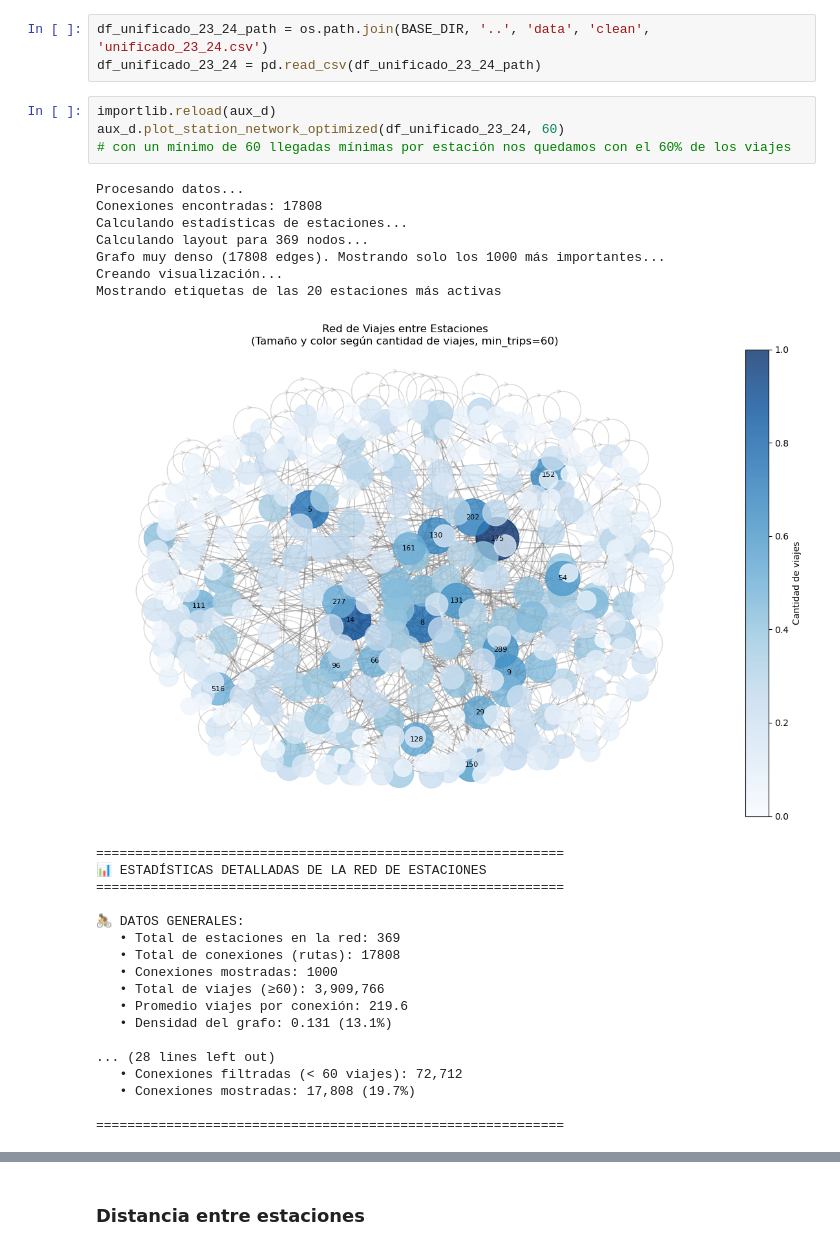
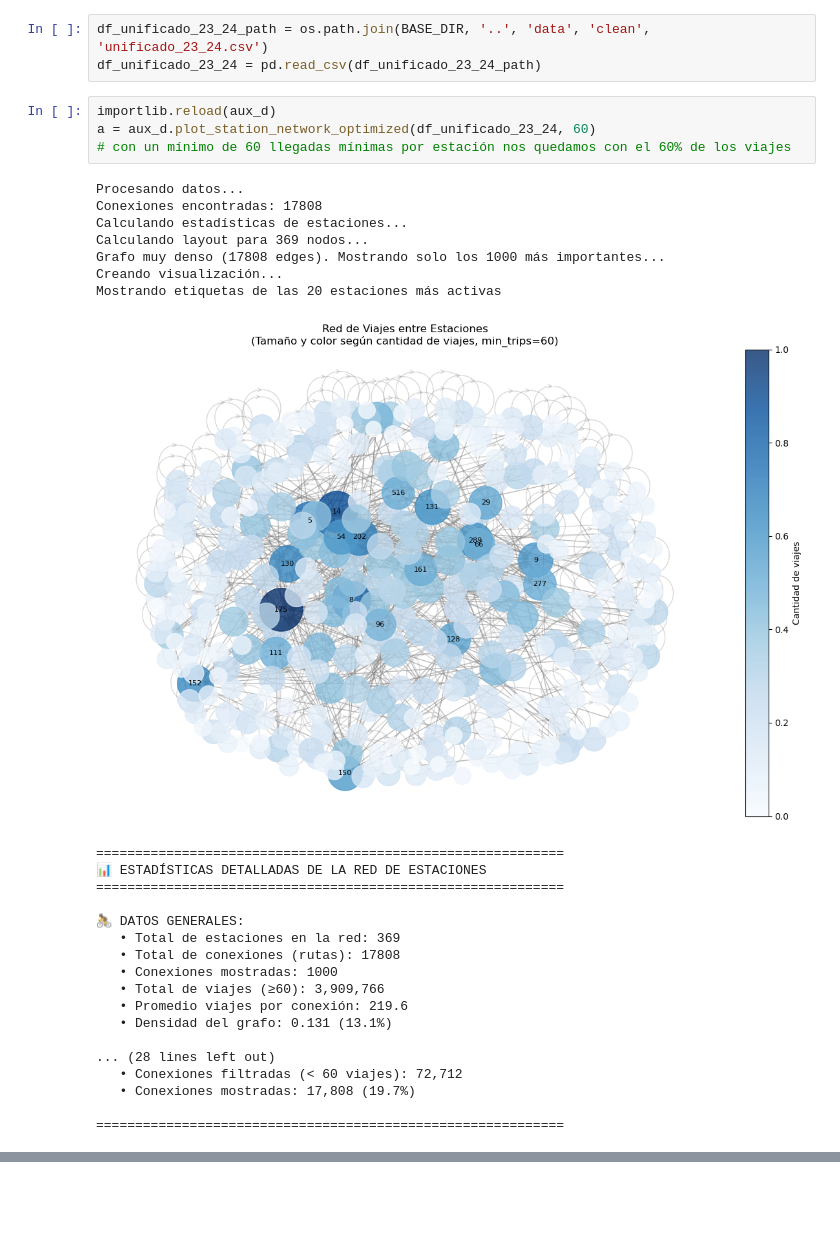
Before and after one commit to castaisa/BA_BICIS_MyC, a Jupyter notebook: src_data/Data_stats.ipynb, the cells around one changed output, grey strips where cells are left out. Cells and saved outputs as stored; diff of their text form; blank space fills up the shorter version.

```diff
--- a/src_data/Data_stats.ipynb
+++ b/src_data/Data_stats.ipynb
@@ -42,17 +43,17 @@ df_unificado_23_24_path = os.path.join(BASE_DIR, '..', 'data', 'clean', 'unifica
 df_unificado_23_24 = pd.read_csv(df_unificado_23_24_path)
 # %%
 importlib.reload(aux_d)
-aux_d.plot_station_network_optimized(df_unificado_23_24, 60)
+a = aux_d.plot_station_network_optimized(df_unificado_23_24, 60)
 # con un mínimo de 60 llegadas mínimas por estación nos quedamos con el 60% de los viajes
 # %% [output]
 Procesando datos...
 Conexiones encontradas: 17808
 Calculando estadísticas de estaciones...
 Calculando layout para 369 nodos...
 Grafo muy denso (17808 edges). Mostrando solo los 1000 más importantes...
 Creando visualización...
 Mostrando etiquetas de las 20 estaciones más activas
-[figure, old version]
+[figure, new version]
 ============================================================
 📊 ESTADÍSTICAS DETALLADAS DE LA RED DE ESTACIONES
 ============================================================
@@ -90,2 +73,0 @@ Mostrando etiquetas de las 20 estaciones más activas
-# %% [markdown]
-### Distancia entre estaciones
```
Also changed, not shown: parts of 4 cells of this notebook, 7 other files.
